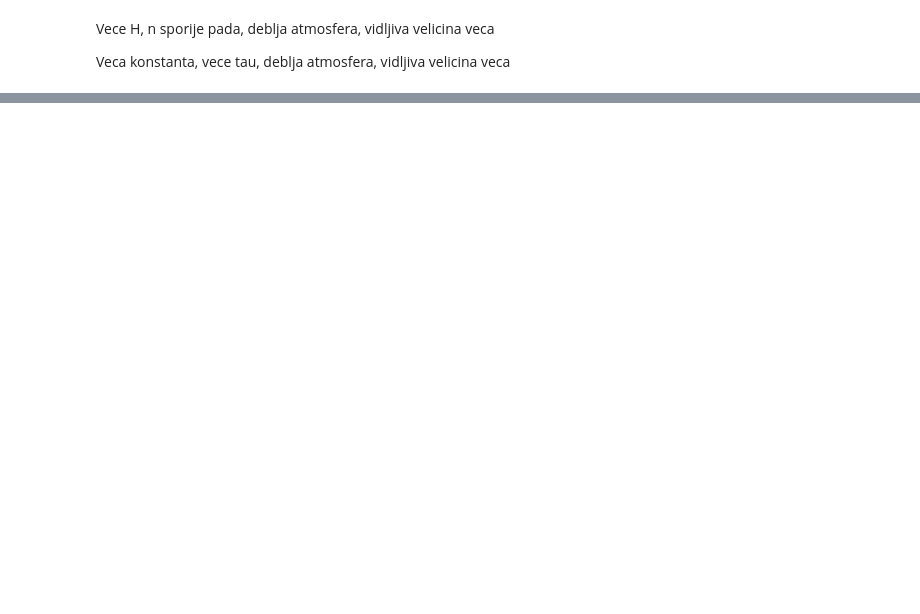
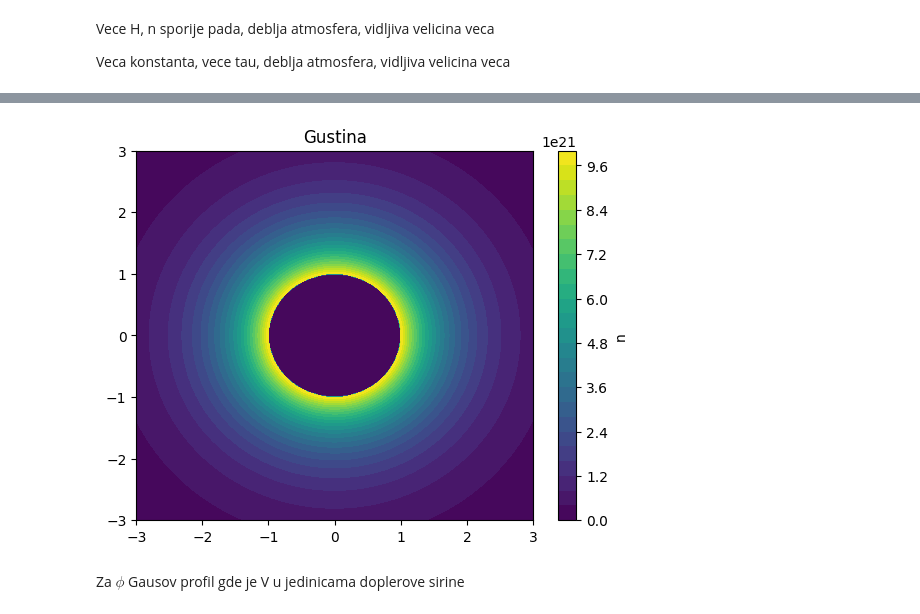
Before and after one commit to nmmladenovic-tech/moving_atmospheres_exercises, a Jupyter notebook: domaci.ipynb, the cells around one changed output, grey strips where cells are left out. Cells and saved outputs as stored; diff of their text form; code cells hidden in the pictures; blank space fills up the shorter version.

```diff
--- a/domaci.ipynb
+++ b/domaci.ipynb
@@ -104,0 +150,27 @@ Veca konstanta, vece tau, deblja atmosfera, vidljiva velicina veca
+# %%
+
+n0 = 10e21 # cm^-3
+R = 700000 * 1e5  # cm
+H =  500000 * 1e5  # cm
+
+X, Y = np.meshgrid(z, s)
+r = np.sqrt(X**2 + Y**2)
+n_r = n(r)
+n_r[r < R] = 0
+
+v_a = v_inf * np.sqrt(1 - R/r)
+v_a[r < R] = 0
+vz_a = v_a * X / r
+
+v_b = v_inf * (r/R)**(-0.5)
+v_b[r < R] = 0
+vz_b = v_b * X / r
+# %%
+plt.contourf(X/R, Y/R, n_r, levels=25)
+plt.colorbar(label='n')
+plt.title('Gustina')
+plt.show()
+# %% [output]
+[figure, added]
+# %% [markdown]
+Za $\phi$ Gausov profil gde je V u jedinicama doplerove sirine
```
Also changed, not shown: parts of 14 cells of this notebook.
